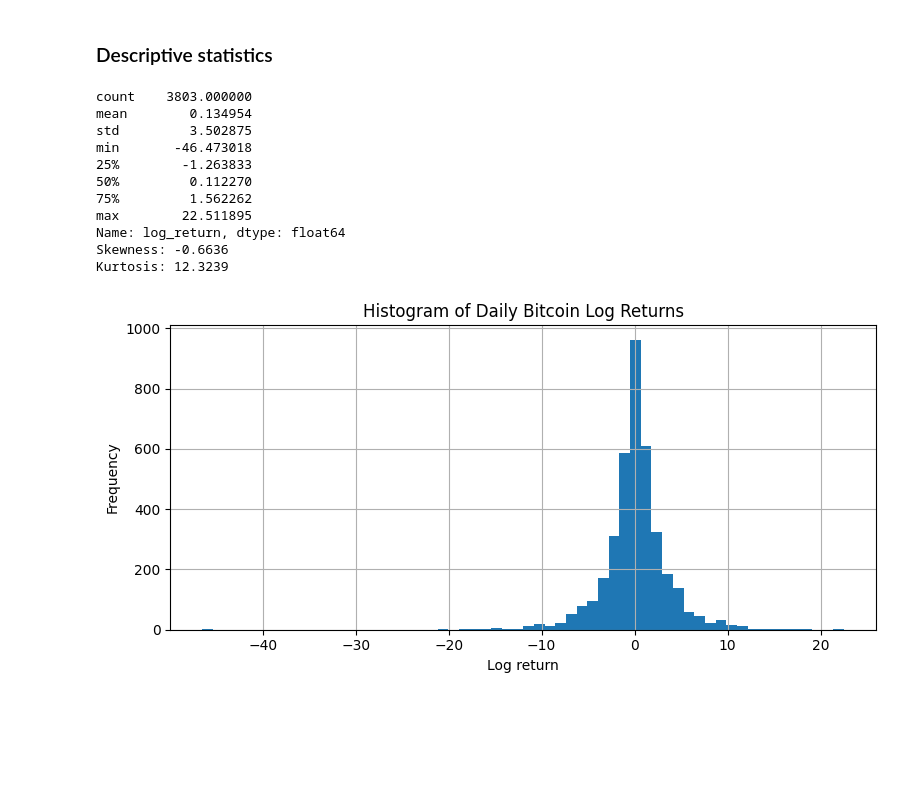
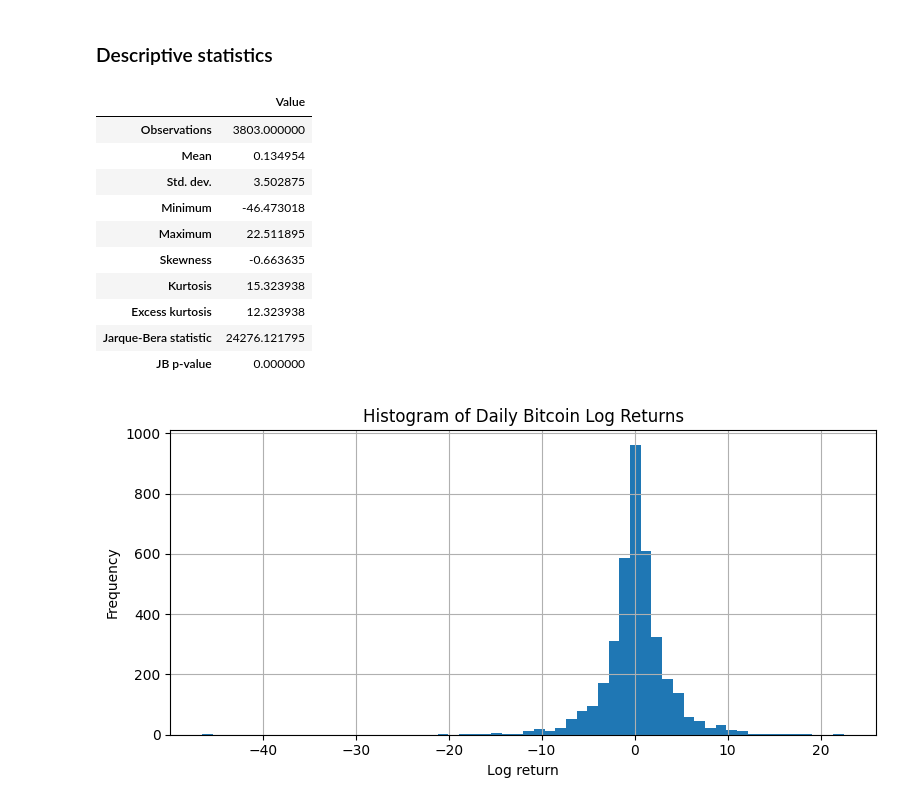
Before and after one commit to matthijs174/project, a Jupyter notebook: notebooks/01_data_setup.ipynb, the cells around one changed output. Drawn from its saved outputs; the diff is of its cells as text; code cells hidden in the pictures; blank space fills up the shorter version.

```diff
--- a/notebooks/01_data_setup.ipynb
+++ b/notebooks/01_data_setup.ipynb
@@ -70,26 +77,42 @@ plt.show()
 [figure]
 # %% [markdown]
 ### Descriptive statistics
-# %%
-desc = df["log_return"].describe()
-skew = df["log_return"].skew()
-kurt = df["log_return"].kurt()
-
-print(desc)
-print(f"Skewness: {skew:.4f}")
-print(f"Kurtosis: {kurt:.4f}")
-# %% [output]
-count    3803.000000
-mean        0.134954
-std         3.502875
-min       -46.473018
-25%        -1.263833
-50%         0.112270
-75%         1.562262
-max        22.511895
-Name: log_return, dtype: float64
-Skewness: -0.6636
-Kurtosis: 12.3239
+# %%
+r = df["log_return"].dropna().astype(float)
+
+desc_stats = pd.Series({
+    "Observations": len(r),
+    "Mean": r.mean(),
+    "Std. dev.": r.std(ddof=1),
+    "Minimum": r.min(),
+    "Maximum": r.max(),
+    "Skewness": stats.skew(r, bias=False),
+    "Kurtosis": stats.kurtosis(r, fisher=False, bias=False),  # normal = 3
+    "Excess kurtosis": stats.kurtosis(r, fisher=True, bias=False),  # normal = 0
+})
+
+jb_result = stats.jarque_bera(r)
+
+jb_stats = pd.Series({
+    "Jarque-Bera statistic": jb_result.statistic,
+    "JB p-value": jb_result.pvalue,
+})
+
+summary_table = pd.concat([desc_stats, jb_stats]).to_frame(name="Value")
+
+summary_table
+# %% [output]
+|  | Value |
+| Observations | 3803.000000 |
+| Mean | 0.134954 |
+| Std. dev. | 3.502875 |
+| Minimum | -46.473018 |
+| Maximum | 22.511895 |
+| Skewness | -0.663635 |
+| Kurtosis | 15.323938 |
+| Excess kurtosis | 12.323938 |
+| Jarque-Bera statistic | 24276.121795 |
+| JB p-value | 0.000000 |
 # %%
 plt.figure(figsize=(8, 4))
 df["log_return"].hist(bins=60)
```
Also changed, not shown: parts of 8 cells of this notebook, 7 other files.
